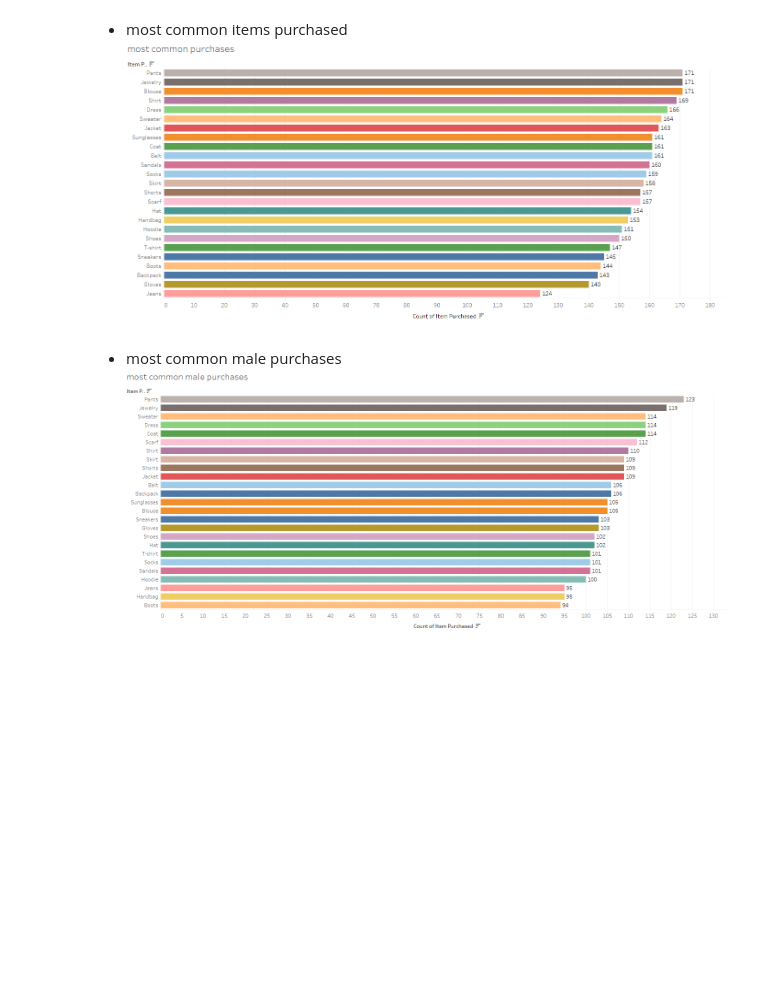
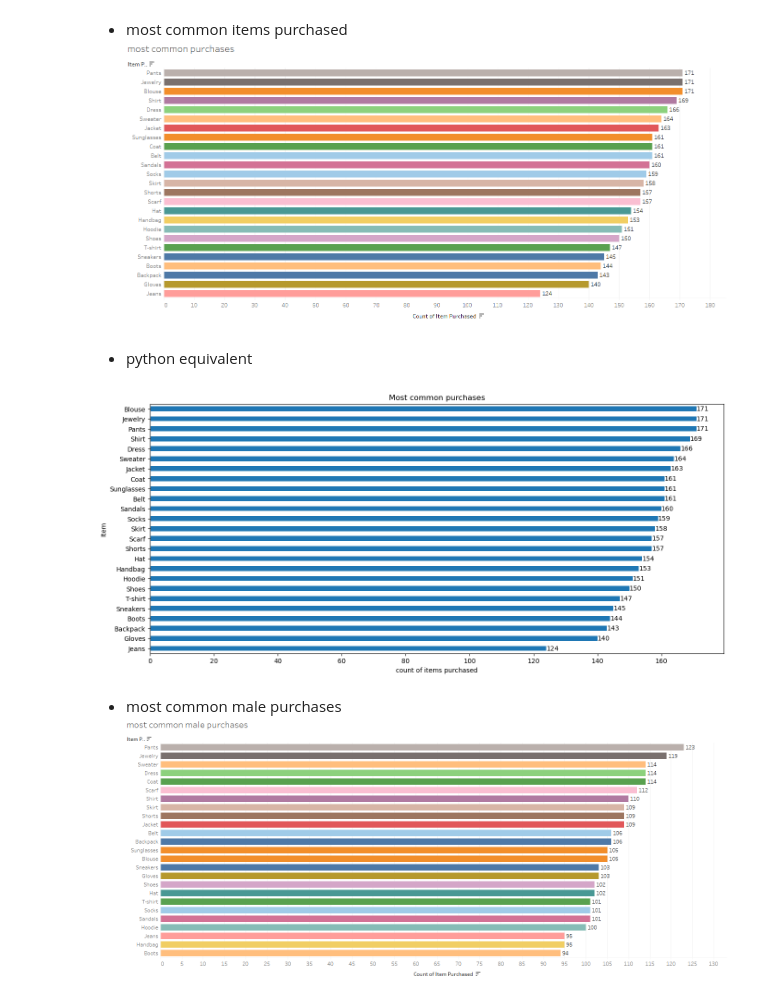
Before and after one commit to clovestad/Seasonal_shopping_trends, a Jupyter notebook: shopping_trends.ipynb, the cells around one changed output. Saved outputs shown, nothing was run; the diff lists cells and outputs as text; code cells hidden in the pictures; blank space fills up the shorter version.

Commit message:
pythonEDA V1

```diff
--- a/shopping_trends.ipynb
+++ b/shopping_trends.ipynb
@@ -80,6 +83,22 @@ df.duplicated().sum()
 # %% [markdown]
 - most common items purchased
 ![image.png](attachment:image.png)
+# %% [markdown]
+- python equivalent
+# %%
+commons=df["Item Purchased"].value_counts(ascending = True)
+plt.figure(figsize = (16, 7))
+commons.plot(kind='barh')
+for index, value in enumerate(commons):
+    plt.text(value, index, str(value), va='center', ha='left', fontsize=10)
+plt.ylabel('Item')
+plt.xlabel('count of items purchased')
+plt.title('Most common purchases')
+plt.xticks(rotation = 0, ha = 'center')
+
+plt.show()
+# %% [output]
+[figure, added]
 # %% [markdown]
 - most common male purchases
 ![image.png](attachment:image.png)
```
Also changed, not shown: parts of 2 cells of this notebook.
